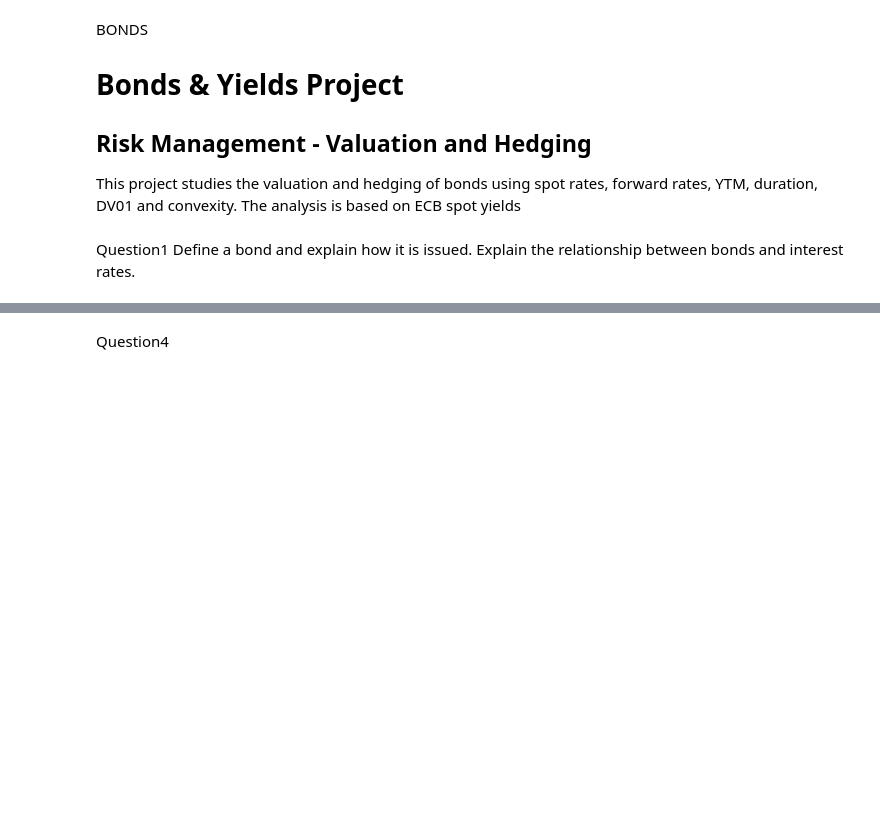
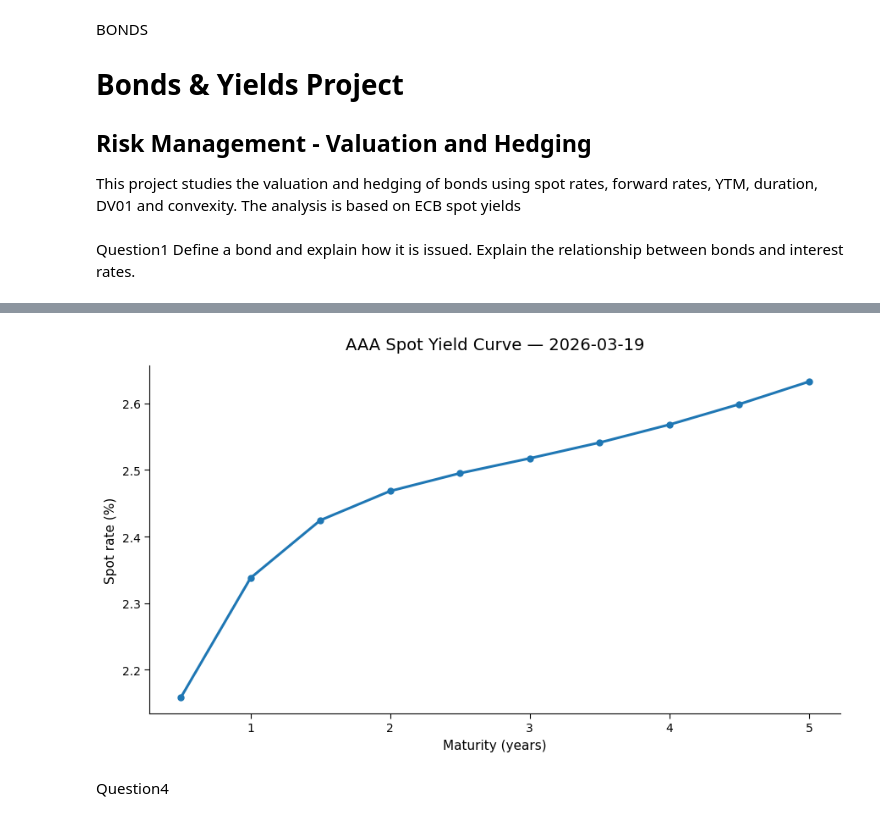
Before and after one commit to Gipsy1510/BONDS-YIELDS-PROJECT, a Jupyter notebook: notebook/bonds_yields_project.ipynb, the cells around one changed output, grey strips where cells are left out. Cells and saved outputs as stored; diff of their text form; code cells hidden in the pictures; blank space fills up the shorter version.

Commit message:
Add spot curve analysis and linear interpolation section

```diff
--- a/notebook/bonds_yields_project.ipynb
+++ b/notebook/bonds_yields_project.ipynb
@@ -18,0 +46,15 @@ Question 2
+# %%
+# Convert date column
+df_raw["DATE"] = pd.to_datetime(df_raw["DATE"])
+
+# Choose latest available date
+selected_date = df_raw["DATE"].max()
+
+
+print("Selected date:", selected_date.date())
+
+# Filter the selected row
+df_selected = df_raw[df_raw["DATE"] == selected_date].copy()
+
+print("Rows found for selected date:", len(df_selected))
+df_selected.head()
@@ -21,3 +121,34 @@ Question 3
+# %%
+import matplotlib.pyplot as plt
+
+
+# Convert to percentage only for display
+x = df_curve["maturity_years"]
+y = df_curve["spot_rate"] * 100
+
+plt.figure(figsize=(9, 5.2))
+plt.plot(
+    x, y,
+    linewidth=2.2,
+    marker="o",
+    markersize=5
+)
+
+plt.title(f"AAA Spot Yield Curve — {selected_date.date()}", fontsize=14, pad=14)
+plt.xlabel("Maturity (years)", fontsize=11)
+plt.ylabel("Spot rate (%)", fontsize=11)
+ax = plt.gca()
+ax.spines["top"].set_visible(False)
+ax.spines["right"].set_visible(False)
+ax.spines["left"].set_linewidth(0.8)
+ax.spines["bottom"].set_linewidth(0.8)
+ax.tick_params(axis="both", labelsize=10, length=4, width=0.8)
+ax.grid(False)
+
+plt.tight_layout()
+plt.show()
+# %% [output]
+[figure, added]
 # %% [markdown]
 Question4
 # %% [markdown]
```
Also changed, not shown: parts of 7 cells of this notebook, 3 other files.
